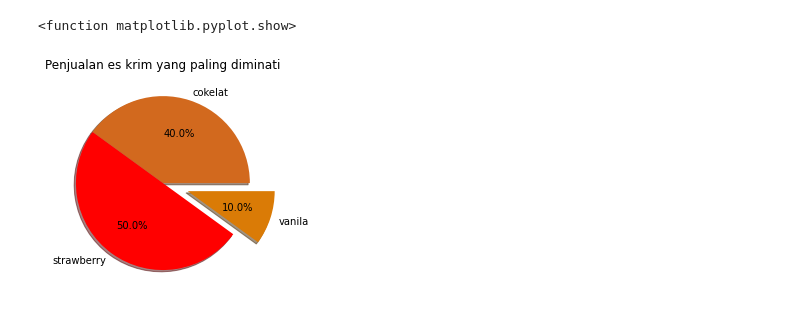
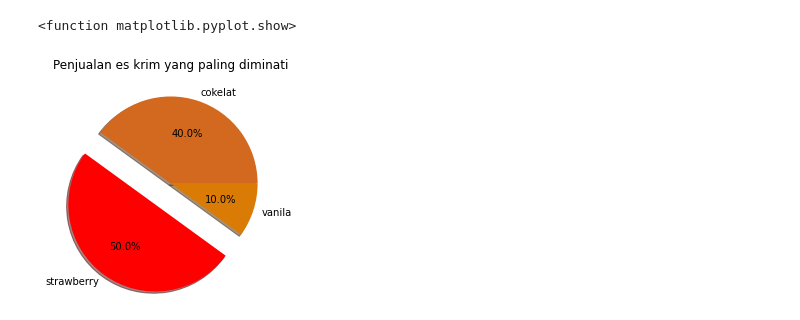
Before and after one commit to CaturViriyanand4/MDS, a Jupyter notebook: DataUnderstanding_Visualisasi.ipynb, the cells around one changed output. Saved outputs shown, nothing was run; the diff lists cells and outputs as text; code cells hidden in the pictures.

```diff
--- a/DataUnderstanding_Visualisasi.ipynb
+++ b/DataUnderstanding_Visualisasi.ipynb
@@ -3,14 +3,14 @@
 # %%
 import matplotlib.pyplot as plt
 
 rasa = ('cokelat', 'strawberry', 'vanila')
 data = (12, 15 ,3)
 warna = ('#D2691E', '#FF0000', '#DA7B06')
-highlight = (0, 0, 0.3)
+highlight = (0, 0.3, 0)
 
 plt.title('Penjualan es krim yang paling diminati')
 plt.pie(data, labels = rasa, autopct = '%1.1f%%', colors = warna, explode=highlight, shadow=True)
 plt.show
 # %% [output]
 <function matplotlib.pyplot.show>
-[figure, old version]
+[figure, new version]
```
Also changed, not shown: parts of 2 cells of this notebook.
